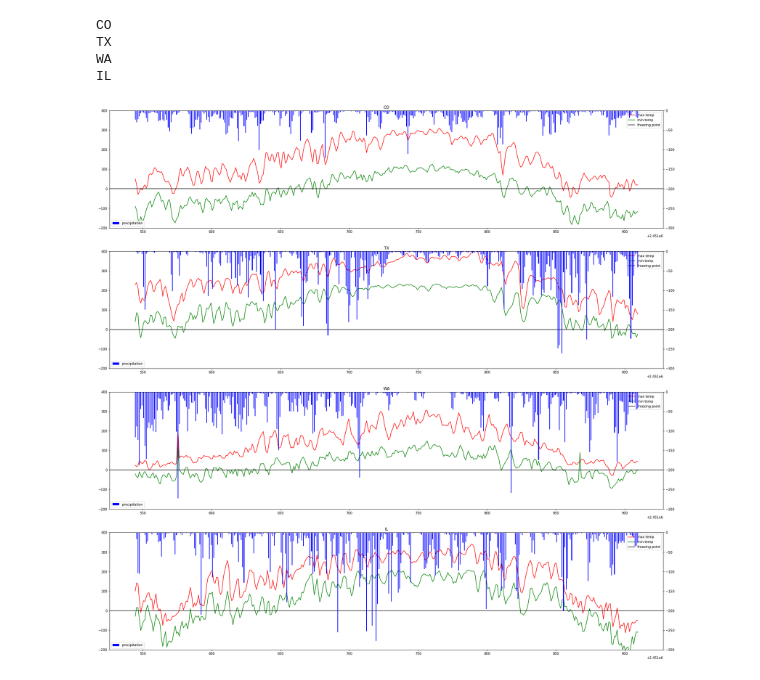
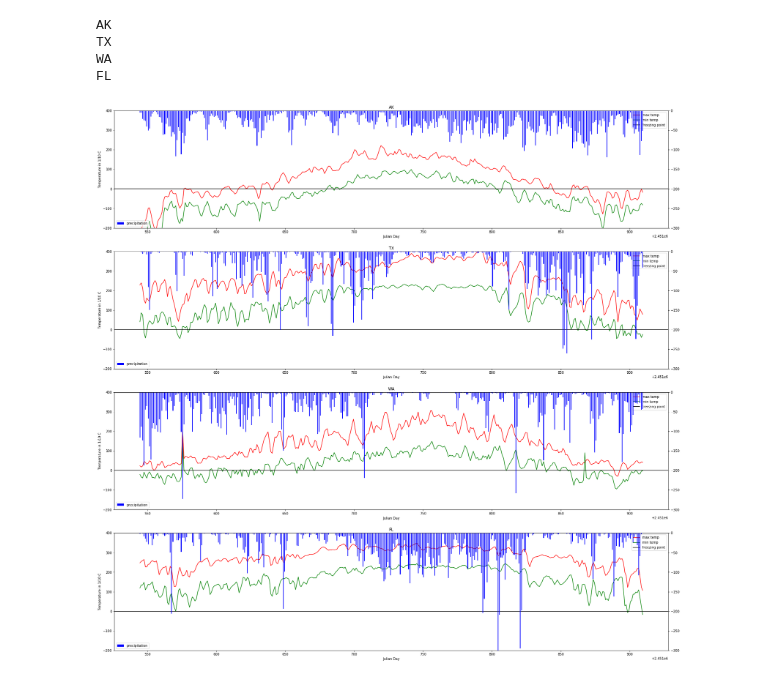
Before and after one commit to pberzins/plant_forecast, a Jupyter notebook: graph_notebook.ipynb, the cells around one changed output. Cells and saved outputs as stored; diff of their text form; code cells hidden in the pictures.

Commit message:
Added Alaska to Graph

```diff
--- a/graph_notebook.ipynb
+++ b/graph_notebook.ipynb
@@ -18,31 +18,35 @@ states=['CO','TX','WA','IL']
 weather_data=rw.read_weather_data(path_2000)
 meta_data= rw.read_metadata_txt(txt_path)
+# %%
+states=['AK','TX','WA','FL']
 # %%
 fig, axs = plt.subplots(4,1,figsize=(30,30))
 for ax, state in zip(axs.flatten(),states):
     print(state)
     graph_4_real=get_average_per_state(meta_data,weather_data, state)
     julian_days = graph_4_real['julian'].values
     precip = graph_4_real['PRCP'].values
     max_t= graph_4_real['TMAX']
     min_t=graph_4_real['TMIN']
 
     #ax.plot(julian_days, precip, label='precipitation')
     ax.plot(julian_days, max_t,label='max temp', color='red')
     ax.plot(julian_days, min_t, label='min temp', color='green')
     ax.axhline(y=0, label='freezing point',color='black')
     ax2 = ax.twinx()
     ax2.bar(julian_days, -precip, 0.5,label='precipitation',color='blue')
 
     ax.set_ylim(-200,400)
     ax2.set_ylim(-300,0)
 
     ax.set_title(state)
+    ax.set_ylabel('Temperature in 1/10 C')
+    ax.set_xlabel('Julian Day')
     ax.legend()
     ax2.legend()
 # %% [output]
-CO
+AK
 TX
 WA
-IL
+FL
-[figure, old version]
+[figure, new version]
```
Also changed, not shown: parts of 1 cell of this notebook.
